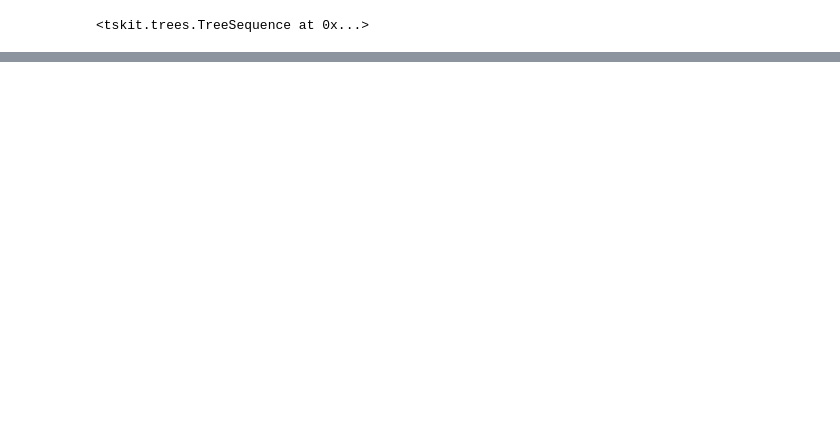
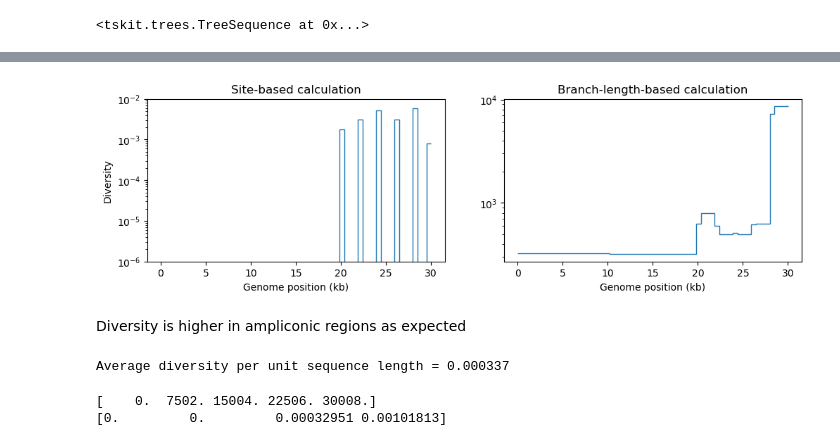
Before and after one commit to munch-group/davide-intern, a Jupyter notebook: notebooks/01_tsanalysis.ipynb, the cells around one changed output, grey strips where cells are left out. Cells and saved outputs as stored; diff of their text form; code cells hidden in the pictures; blank space fills up the shorter version.

```diff
--- a/notebooks/01_tsanalysis.ipynb
+++ b/notebooks/01_tsanalysis.ipynb
@@ -192,0 +268,33 @@ plt.plot(breakpoints / 1000, tmrca, "o")
+# %%
+fig, (ax1, ax2) = plt.subplots(ncols=2, figsize=(12, 3))
+L = int(ts.sequence_length)
+windows = np.linspace(0, L, num=L//500)
+ax1.stairs(ts.diversity(windows=windows), windows/1_000, baseline=None)  # Default is mode="site"
+ax1.set_ylabel("Diversity")
+ax1.set_xlabel("Genome position (kb)")
+ax1.set_title("Site-based calculation")
+#ax1.set_xlim(4e3, 6e3)
+ax1.set_yscale("log")
+ax1.set_ylim(1e-6, 1e-2)
+ax2.stairs(ts.diversity(windows=windows, mode="branch"), windows/1_000, baseline=None)
+ax2.set_xlabel("Genome position (kb)")
+ax2.set_title("Branch-length-based calculation")
+#ax2.set_xlim(4e3, 6e3)
+ax2.set_yscale("log")
+plt.show()
+# %% [output]
+[figure, added]
+# %% [markdown]
+Diversity is higher in ampliconic regions as expected
+# %%
+d = ts.diversity()
+print(f"Average diversity per unit sequence length = {d:.3G}")
+# %% [output]
+Average diversity per unit sequence length = 0.000337
+# %%
+windows = np.linspace(0, ts.sequence_length, num=5)
+d = ts.diversity(windows=windows)
+print(windows, d, sep="\n")
+# %% [output]
+[    0.  7502. 15004. 22506. 30008.]
+[0.         0.         0.00032951 0.00101813]
```
Also changed, not shown: parts of 11 cells of this notebook.
